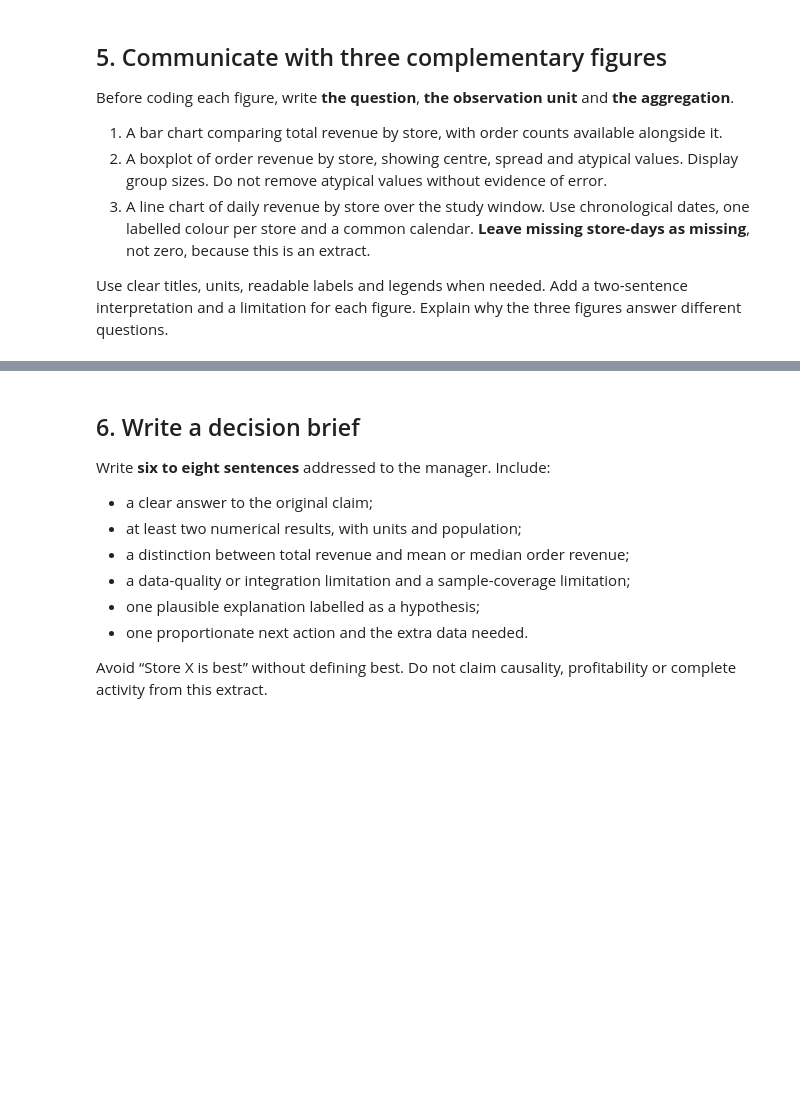
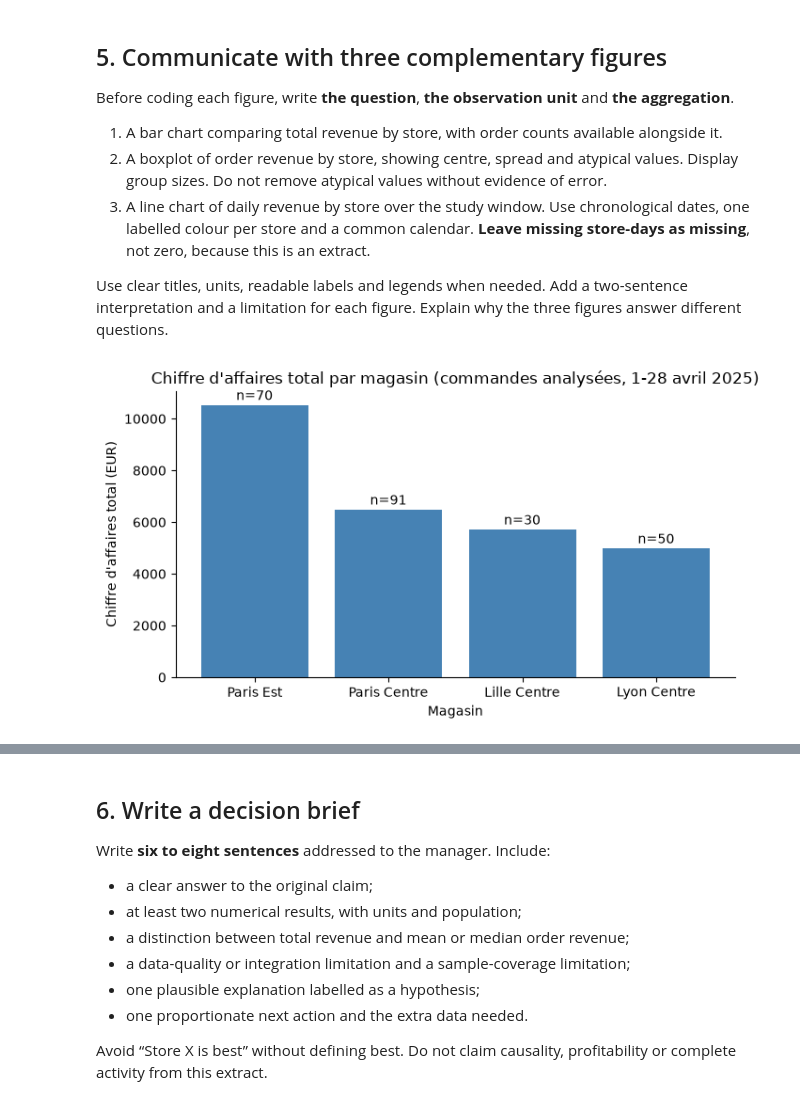
Before and after one commit to kimynh/INF4---Atelier-5, a Jupyter notebook: notebooks/05-Data-Integration-Case-Study.ipynb, the cells around one changed output, grey strips where cells are left out. Saved outputs shown, nothing was run; the diff lists cells and outputs as text; code cells hidden in the pictures; blank space fills up the shorter version.

```diff
--- a/notebooks/05-Data-Integration-Case-Study.ipynb
+++ b/notebooks/05-Data-Integration-Case-Study.ipynb
@@ -455,7 +530,24 @@ Before coding each figure, write **the question**, **the observation unit** and
 Use clear titles, units, readable labels and legends when needed. Add a two-sentence interpretation and a limitation for each figure. Explain why the three figures answer different questions.
 # %%
 # Figure 1 — Total revenue by store
-# Write your code here.
+
+store_summary_sorted = store_summary.sort_values("total_revenue_eur", ascending=False)
+
+fig, ax = plt.subplots(figsize=(7, 4))
+ax.bar(store_summary_sorted["store_name"], store_summary_sorted["total_revenue_eur"], color="steelblue")
+ax.set_title("Chiffre d'affaires total par magasin (commandes analysées, 1-28 avril 2025)")
+ax.set_xlabel("Magasin")
+ax.set_ylabel("Chiffre d'affaires total (EUR)")
+
+for i, row in store_summary_sorted.iterrows():
+    ax.text(row["store_name"], row["total_revenue_eur"] + 200,
+            "n=" + str(row["order_count"]), ha="center")
+
+plt.tight_layout()
+fig.savefig(OUT_DIR / "figure1_total_revenue_by_store.png", dpi=150)
+plt.show()
+# %% [output]
+[figure, added]
 # %% [markdown]
 **Your interpretation**
 
```
Also changed, not shown: parts of 9 cells of this notebook, 9 other files.
